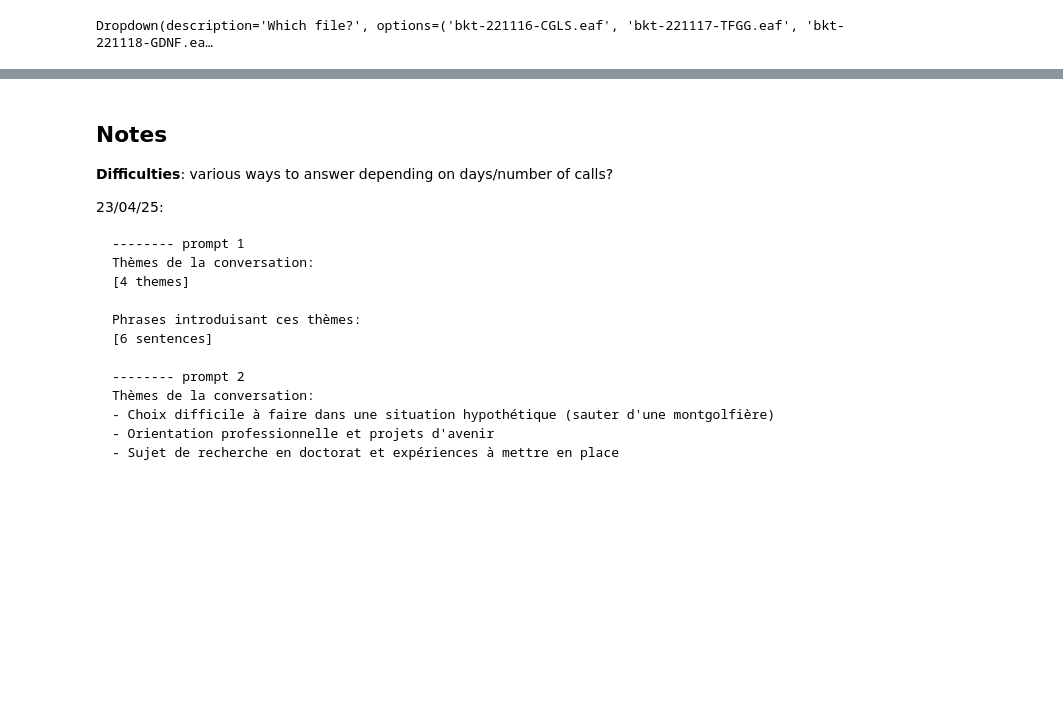
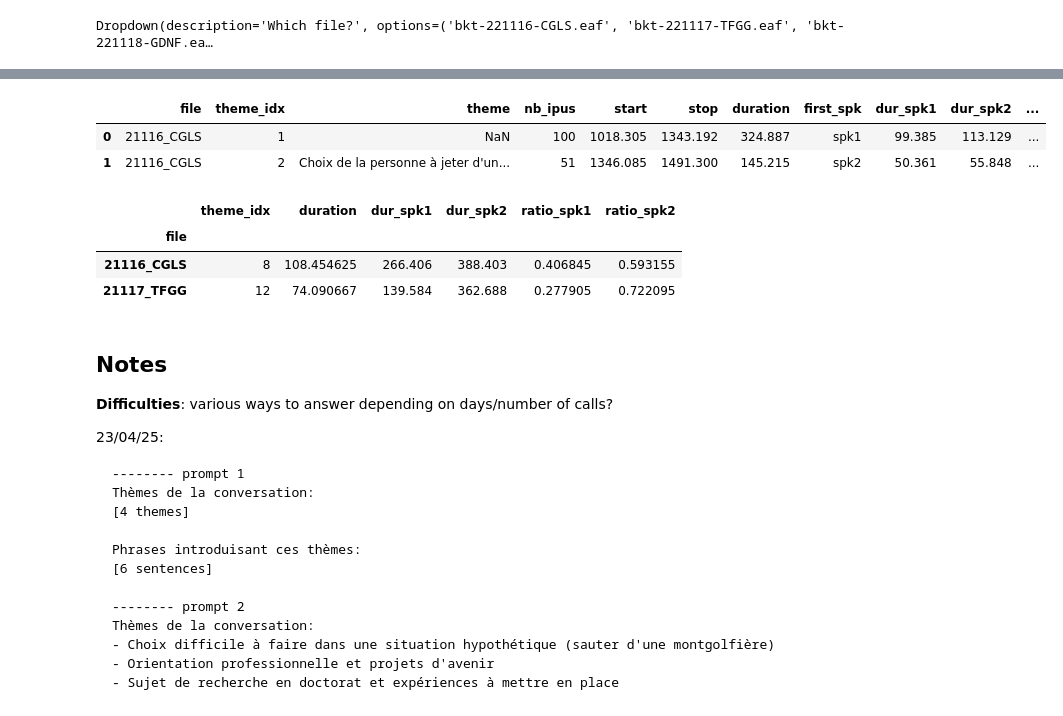
Before and after one commit to ejmaes/brainkt-expe, a Jupyter notebook: notebooks/chatgptapi.ipynb, the cells around one changed output, grey strips where cells are left out. Cells and saved outputs as stored; diff of their text form; code cells hidden in the pictures; blank space fills up the shorter version.

```diff
--- a/notebooks/chatgptapi.ipynb
+++ b/notebooks/chatgptapi.ipynb
@@ -111,7 +138,7 @@ def is_feedback(s:str, threshold:float=.5) -> bool:
     nw = re.findall(re.compile('('+'|'.join(words)+')'), s.lower())
     return (len(nw) / len(s.split())) > threshold
 # %%
-def create_texts(df:pd.DataFrame, max_nb_tokens:int=2048):
+def create_texts(df:pd.DataFrame, max_nb_tokens:int=2048, idx_add_after_breakpoint:int=1):
     """Max number of tokens for API: 2048/4000 - cannot use overlap since anwsers might not overlap"""
     memory = []
     # 1. get the number of tokens for every line in df
@@ -126,7 +153,7 @@ def create_texts(df:pd.DataFrame, max_nb_tokens:int=2048):
     max_nb_tokens = df.nb_tok.cumsum().iloc[-1] // nb_splits
     print(f"Max number of tokens (speakers everywhere): {df.nb_tok.cumsum().iloc[-1]}; Number of splits: {int(nb_splits)}, Max number of tokens: {max_nb_tokens}")
     while df.shape[0] > 0:
-        idx_change = df[df['nb_tok_cs'] <= max_nb_tokens].index[-1] + 1
+        idx_change = df[df['nb_tok_cs'] <= max_nb_tokens].index[-1] + idx_add_after_breakpoint # +1 or +5
         #t = df[df['nb_tok_cs'] <= max_nb_tokens] # include the next one too
         t = df.loc[:idx_change]
         t['speaker_updated'] = (t.speaker != t.speaker.shift())*t.speaker
@@ -264,6 +315,19 @@ call_api(s)
 ('The Los Angeles Dodgers won the World Series in 2020.', 31)
 # %% [markdown]
 ### Apply on one file
+# %%
+res = []
+for file in transcr_files:
+    _, fconv = get_conv_df(file)
+    ann_overlap(fconv)
+    fconv['is_feedback'] = fconv.overlap + fconv.text.apply(is_feedback)
+    fconv = fconv[~fconv.is_feedback].reset_index(drop=True)
+    mem = ' '.join(fconv.text.tolist())
+    res = (locate_read_dilemma(mem))
+    #res.append({'file': file, 'idx': mem.idx.tolist(), 'lidx': mem.lidx.max(), 'ratio': mem.ratio.mean(),
+    #            'std': mem.ratio.std(), 'end': mem.sent.iloc[0][-40:]})
+    print(file, ' '.join(mem.split()[res:res+30]))
+#res = pd.DataFrame(res)
 # %%
 file_selector = widgets.Dropdown(options = transcr_files, description="Which file?")
 file_selector
@@ -295,5 +346,5 @@ See the caveats in the documentation: https://pandas.pydata.org/pandas-docs/stab
 # %%
-mem = create_texts(fconv.copy(deep=True))
+mem = create_texts(fconv.copy(deep=True), idx_add_after_breakpoint=5)
 l_speakers = fconv.speaker.unique().tolist()
 # %% [output]
 Max number of tokens (speakers everywhere): 3758; Number of splits: 2, Max number of tokens: 1879.0
@@ -379,10 +410,13 @@ with open(mem_path, 'w') as f:
 # %%
 csv_path = os.path.expanduser('~/Downloads/chatgpt-themes-brainkt.csv')
 fcols = fconv.columns.tolist()
-fconv['file'] = file.replace('-','_')[5:-4]
+fpattern = file.replace('-','_')[5:-4]
+fconv['file'] = fpattern
 fconv = fconv[['file']+fcols] # reordering columns
 if os.path.exists(csv_path):
     fdf = pd.read_csv(csv_path, na_values=[''])
+    if fpattern in fdf.file.unique():
+        fdf = fdf[fdf.file != fpattern]
     fdf = pd.concat([fdf, fconv], axis=0).reset_index(drop=True)
 else:
     fdf = fconv
@@ -390,3 +470,34 @@ fdf.to_csv(csv_path, index=False)
+# %%
+theme_col = 'theme_filled'
+fdf_an = []
+for idx, group in fdf.groupby(['file', (fdf[theme_col].fillna('None') != fdf[theme_col].fillna('None').shift()).cumsum()]):
+    spk_1 = idx[0][-4:-2]
+    d = {
+        'file': idx[0], 'theme_idx': idx[1], 'theme': group[theme_col].iloc[0], 'nb_ipus': group.shape[0],
+        'start': group.start.iloc[0], 'stop': group.stop.iloc[-1], 'duration': group.stop.iloc[-1] - group.start.iloc[0],
+        'first_spk': f'spk{2-(group.speaker.iloc[0] == spk_1)}',
+        'dur_spk1': group[group.speaker == spk_1].duration.astype(float).sum(),
+        'dur_spk2': group[group.speaker != spk_1].duration.astype(float).sum(),
+    }
+    for i in [1,2]:
+        d[f'ratio_spk{i}'] = d[f'dur_spk{i}'] / (d['dur_spk1']+d['dur_spk2'])
+    fdf_an.append(d)
+fdf_an = pd.DataFrame(fdf_an)
+fdf_an.head(2)
+# %% [output]
+|  | file | theme_idx | theme | nb_ipus | start | stop | duration | first_spk | dur_spk1 | dur_spk2 | ... |
+| 0 | 21116_CGLS | 1 | NaN | 100 | 1018.305 | 1343.192 | 324.887 | spk1 | 99.385 | 113.129 | ... |
+| 1 | 21116_CGLS | 2 | Choix de la personne à jeter d'un... | 51 | 1346.085 | 1491.300 | 145.215 | spk2 | 50.361 | 55.848 | ... |
+# %%
+fdf_anf = fdf_an.groupby('file').agg({'theme_idx': lambda x: len(list(x)), 'duration': 'mean', 'dur_spk1': 'sum', 'dur_spk2': 'sum'})
+for i in [1,2]:
+    fdf_anf.loc[:,f'ratio_spk{i}'] = fdf_anf[f'dur_spk{i}']/(fdf_anf.dur_spk1+fdf_anf.dur_spk2)
+fdf_anf.head(2)
+# %% [output]
+|  | theme_idx | duration | dur_spk1 | dur_spk2 | ratio_spk1 | ratio_spk2 |
+| file |  |  |  |  |  |  |
+| 21116_CGLS | 8 | 108.454625 | 266.406 | 388.403 | 0.406845 | 0.593155 |
+| 21117_TFGG | 12 | 74.090667 | 139.584 | 362.688 | 0.277905 | 0.722095 |
 # %% [markdown]
 ## Notes
 **Difficulties**: various ways to answer depending on days/number of calls?
```
Also changed, not shown: parts of 28 cells of this notebook, 2 other files.
